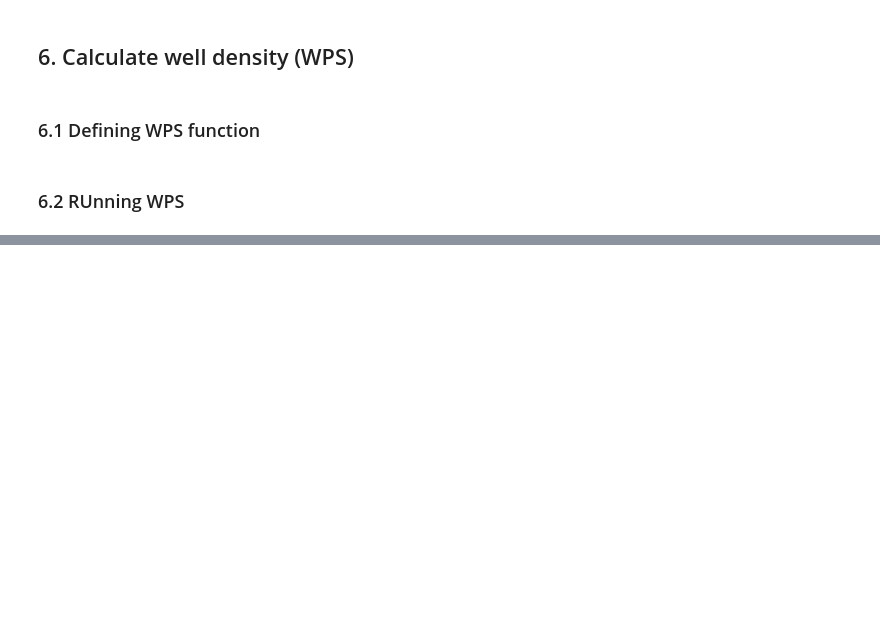
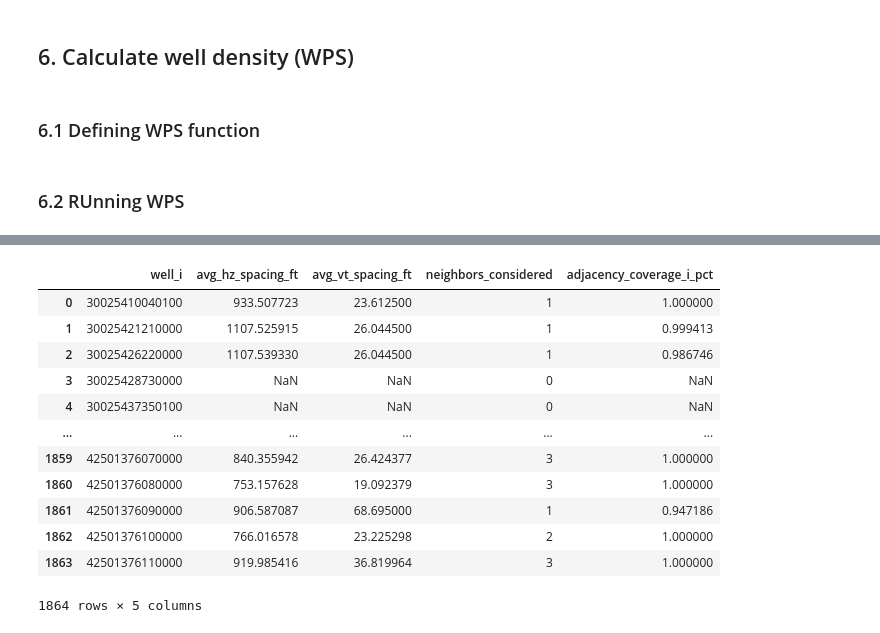
Before and after one commit to apoorvasaxena03/well-spacing-analyzer, a Jupyter notebook: notebooks/spacing_stat_ik_v1.ipynb, the cells around one changed output, grey strips where cells are left out. Cells and saved outputs as stored; diff of their text form; code cells hidden in the pictures; blank space fills up the shorter version.

```diff
--- a/notebooks/spacing_stat_ik_v1.ipynb
+++ b/notebooks/spacing_stat_ik_v1.ipynb
@@ -3932,0 +3943,16 @@ neighbors_i
+# %%
+avg_tbl
+# %% [output]
+|  | well_i | avg_hz_spacing_ft | avg_vt_spacing_ft | neighbors_considered | adjacency_coverage_i_pct |
+| 0 | 30025410040100 | 933.507723 | 23.612500 | 1 | 1.000000 |
+| 1 | 30025421210000 | 1107.525915 | 26.044500 | 1 | 0.999413 |
+| 2 | 30025426220000 | 1107.539330 | 26.044500 | 1 | 0.986746 |
+| 3 | 30025428730000 | NaN | NaN | 0 | NaN |
+| 4 | 30025437350100 | NaN | NaN | 0 | NaN |
+| ... | ... | ... | ... | ... | ... |
+| 1859 | 42501376070000 | 840.355942 | 26.424377 | 3 | 1.000000 |
+| 1860 | 42501376080000 | 753.157628 | 19.092379 | 3 | 1.000000 |
+| 1861 | 42501376090000 | 906.587087 | 68.695000 | 1 | 0.947186 |
+| 1862 | 42501376100000 | 766.016578 | 23.225298 | 2 | 1.000000 |
+| 1863 | 42501376110000 | 919.985416 | 36.819964 | 3 | 1.000000 |
+1864 rows × 5 columns
```
Also changed, not shown: parts of 13 cells of this notebook.
